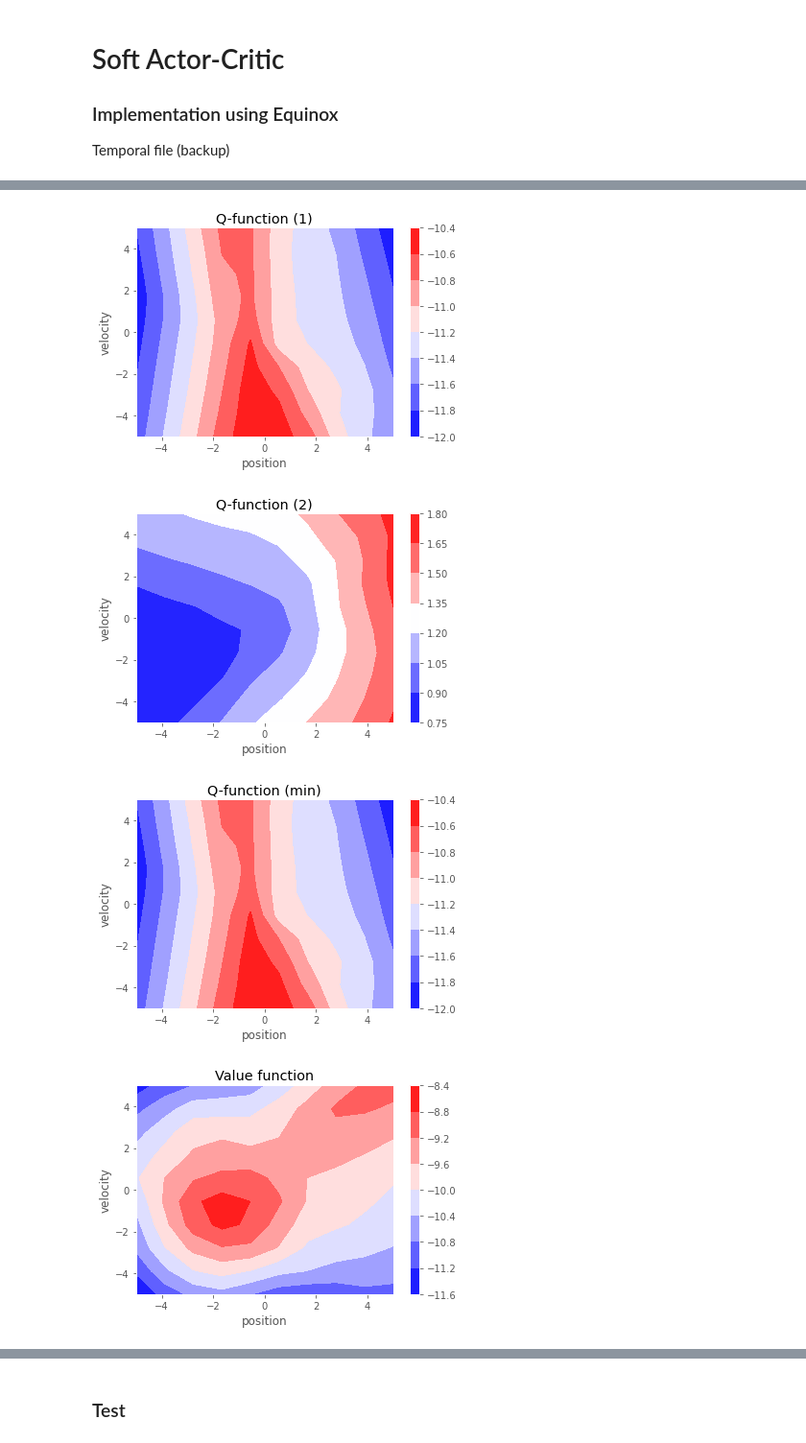
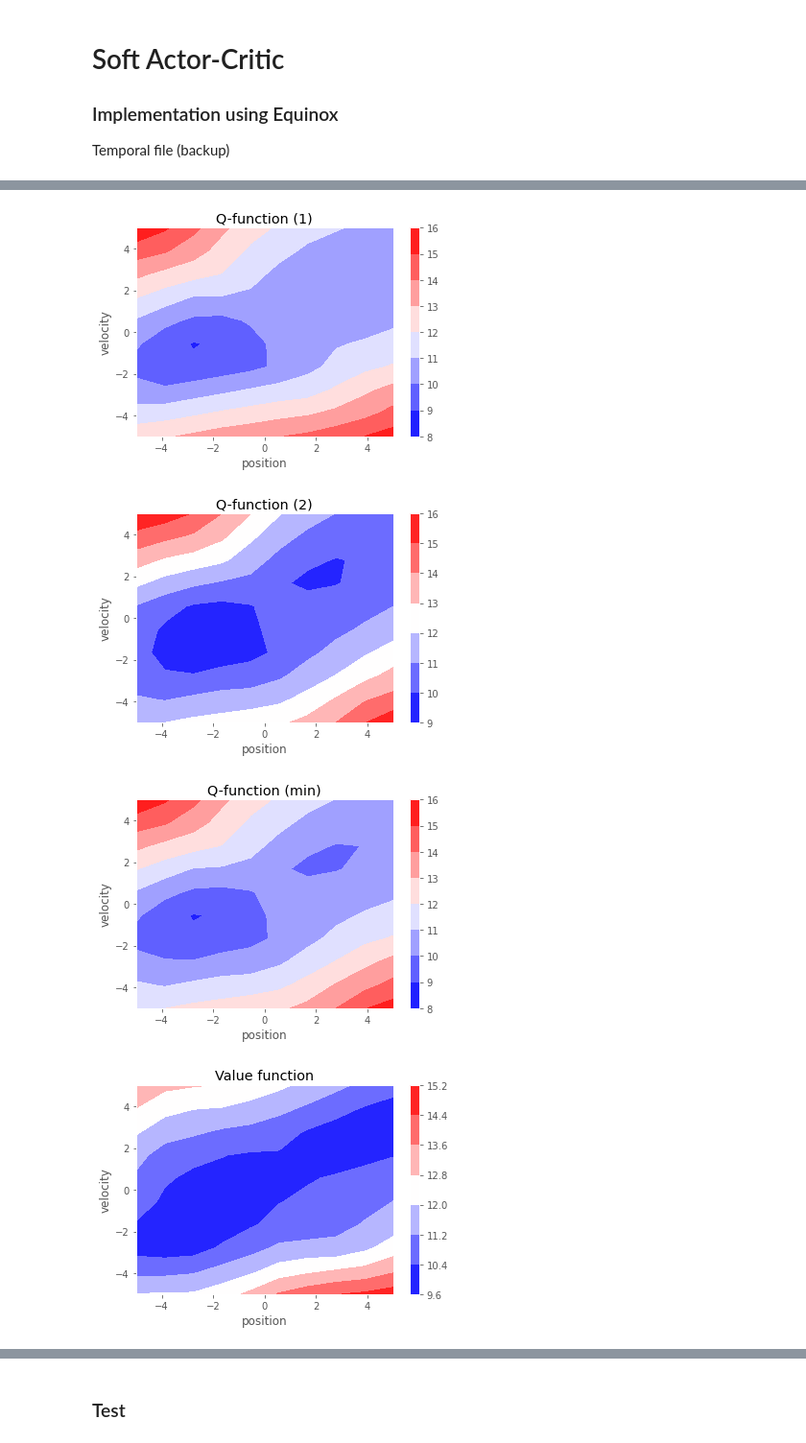
Before and after one commit to JopNiessen/DualControl, a Jupyter notebook: SAC_Equinox.ipynb, the cells around one changed output, grey strips where cells are left out. Shown at 96% size. Cells and saved outputs as stored; diff of their text form; code cells hidden in the pictures.

```diff
--- a/SAC_Equinox.ipynb
+++ b/SAC_Equinox.ipynb
@@ -18,6 +22,6 @@ plt.style.use('ggplot')
 # %%
-seed = 0
-T = 100
+seed = 1
+T = 40
 
 key = jrandom.PRNGKey(seed)
 
@@ -28,9 +32,9 @@ n_states, n_controls, n_hidden = 2, 1, 32
 buffer_size = 1000
 
 SAC = SoftActorCritic(n_states, n_controls, key, buffer_size=buffer_size)
-SAC.SVF.eta = 1e-2
-SAC.SQF_1.eta = 1e-2
-SAC.SQF_2.eta = 1e-2
+SAC.SVF.eta = 1e-1
+SAC.SQF_1.eta = 1e-1
+SAC.SQF_2.eta = 1e-1
 SAC.PI.eta = 1e-1
 key0, key1, key2, key3, key = jrandom.split(key, 5)
 
@@ -38,11 +42,14 @@ time_horizon = jnp.arange(0, T, SDI.dt)
 for t in time_horizon:
     s0_estimate = SDI.observe(key0)
     control, _ = SAC.get_control(s0_estimate, key1)
+    if control == np.nan:
+        break
     _, cost, done = SDI.update(key2, control, info=True)
     s1_estimate = SDI.observe(key3)
 
-    state_transition = (s0_estimate, control, -cost, s1_estimate)
+    state_transition = (s0_estimate, control, cost, s1_estimate)
     SAC.update(state_transition, key)
+    print(SAC.PI.model.mu_layer.weight)
 
     # step
     key0, key1, key2, key3, key = jrandom.split(key, 5)
@@ -53,3 +79,3 @@ for t in time_horizon:
 # %%
-key = jrandom.PRNGKey(0)
-SAC.train(key, batch_size=50, n_epochs=100, show=True)
+#key = jrandom.PRNGKey(0)
+#SAC.train(key, batch_size=20, n_epochs=20, show=True)
@@ -97,7 +105,7 @@ zq = np.zeros((n, n))
 zq1 = np.zeros((n,n))
 zq2 = np.zeros((n,n))
 zu = np.zeros((n, n))
-zsig = np.zeros((n, n))
+zp = np.zeros((n, n))
 
 Nu = 20
 u_space = np.linspace(-5, 5, Nu)
@@ -114,10 +122,11 @@ for i in range(n):
         q1_val = SAC.SQF_1.predict(jnp.array([xv[i,j], yv[i,j]]), 0)
         q2_val = SAC.SQF_2.predict(jnp.array([xv[i,j], yv[i,j]]), 0)
         q_val = min(q1_val, q2_val)
-        u_val, sigma = SAC.PI.model(jnp.array([xv[i,j], yv[i,j]]))
+        u_val, log_prob = SAC.PI.get_control(jnp.array([xv[i,j], yv[i,j]]), key, deterministic=True)
         #_, u_val = SAC.get_control(jnp.array([xv[i,j], yv[i,j]]))
         zv[i,j] = v_val
         zu[i,j] = u_val
+        zp[i,j] = log_prob
         zq[i,j] = q_val
         zq1[i,j] = q1_val
         zq2[i,j] = q2_val
@@ -135,36 +144,36 @@ plt.ylabel('velocity')
 plt.colorbar()
 plt.title('Q-function (2)')
 plt.show()
 
 plt.contourf(xv, yv, zq, cmap=cm.bwr)
 plt.xlabel('position')
 plt.ylabel('velocity')
 plt.colorbar()
 plt.title('Q-function (min)')
 plt.show()
 
 plt.contourf(xv, yv, zv, cmap=cm.bwr)
 plt.xlabel('position')
 plt.ylabel('velocity')
 plt.colorbar()
 plt.title('Value function')
 plt.show()
 
 plt.contourf(xv, yv, zu, cmap=cm.bwr)
 plt.xlabel('position')
 plt.ylabel('velocity')
 plt.colorbar()
 plt.title('Control')
 plt.show()
 
-plt.contourf(xv, yv, zsig, cmap=cm.bwr)
+plt.contourf(xv, yv, zp, cmap=cm.bwr)
 plt.xlabel('position')
 plt.ylabel('velocity')
 plt.colorbar()
-plt.title('Sigma')
+plt.title('Certainty')
 plt.show()
 # %% [output]
-[figure, old version]
+[figure, new version]
-[figure, old version]
+[figure, new version]
-[figure, old version]
+[figure, new version]
-[figure, old version]
+[figure, new version]
```
Also changed, not shown: parts of 8 cells of this notebook, 7 other files.
